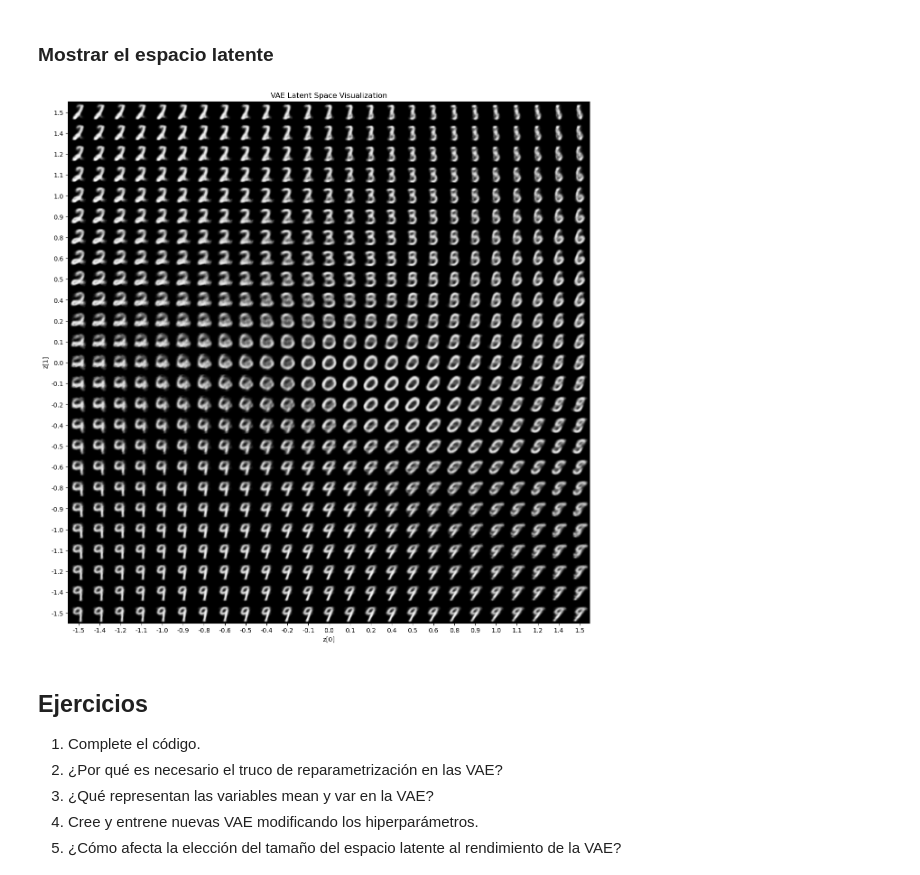
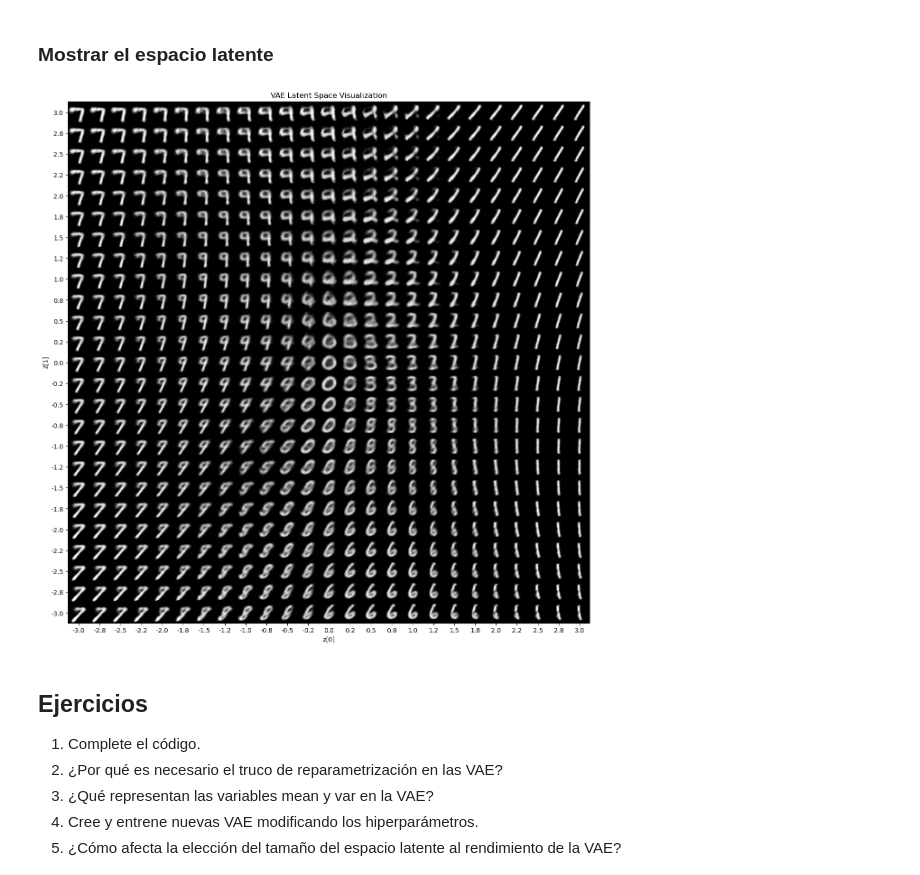
Before and after one commit to octarevetria/IA_Generativa, a Jupyter notebook: VAE (Variational AutoEncoders)/VariationalAutoEncoder.ipynb, the cells around one changed output. Drawn from its saved outputs; the diff is of its cells as text; code cells hidden in the pictures.

```diff
--- a/VAE (Variational AutoEncoders)/VariationalAutoEncoder.ipynb
+++ b/VAE (Variational AutoEncoders)/VariationalAutoEncoder.ipynb
@@ -254,9 +263,9 @@ def plot_latent_space(model, scale=5.0, n=25, digit_size=28, figsize=15):
     plt.imshow(figure, cmap="Greys_r")
     plt.show()
 # %%
-plot_latent_space(model, scale=1.5)
+plot_latent_space(model, scale=3.0)
 # %% [output]
-[figure, old version]
+[figure, new version]
 # %% [markdown]
 ## Ejercicios
 
```
Also changed, not shown: parts of 20 cells of this notebook, 3 other files.
